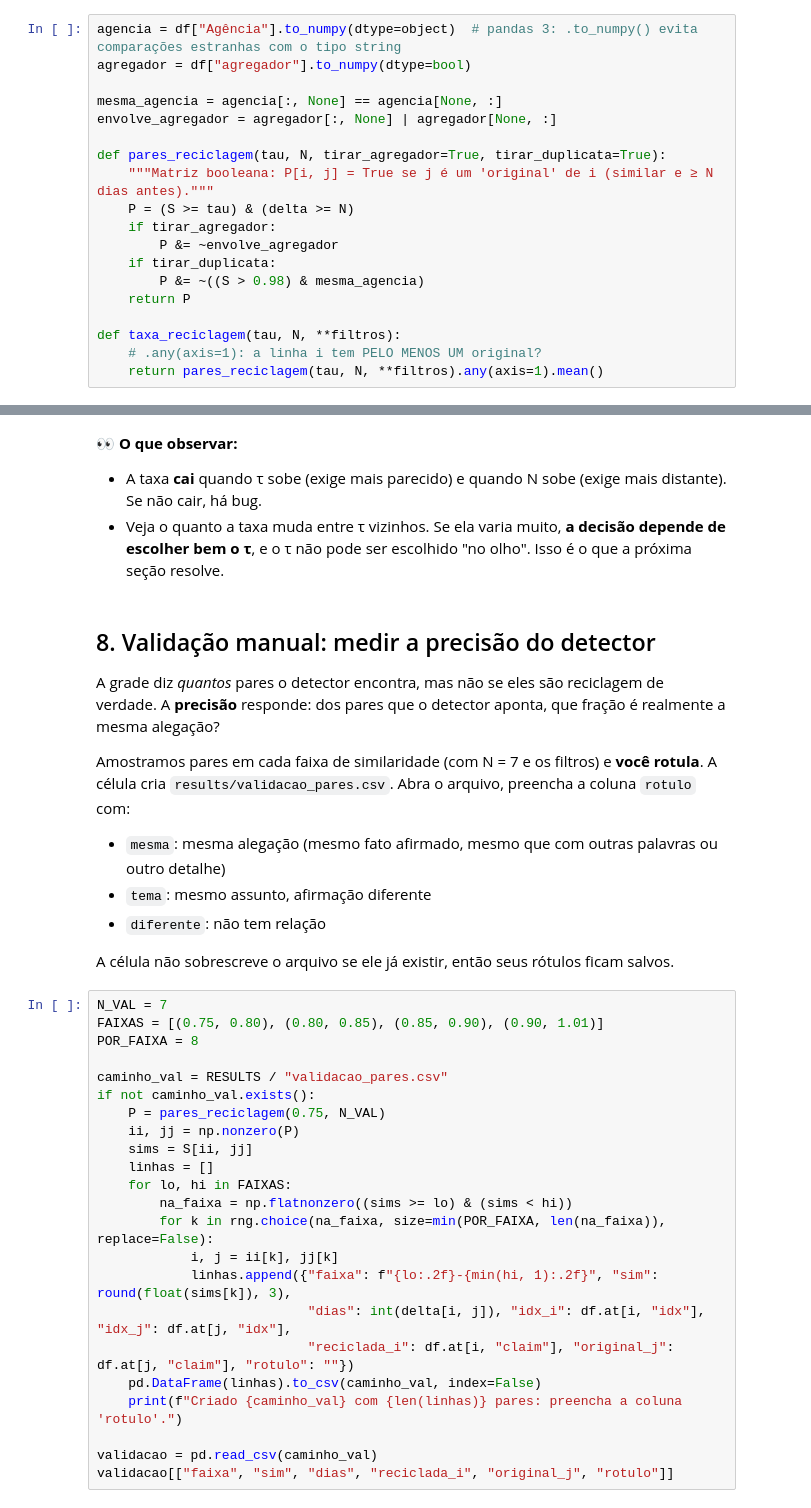
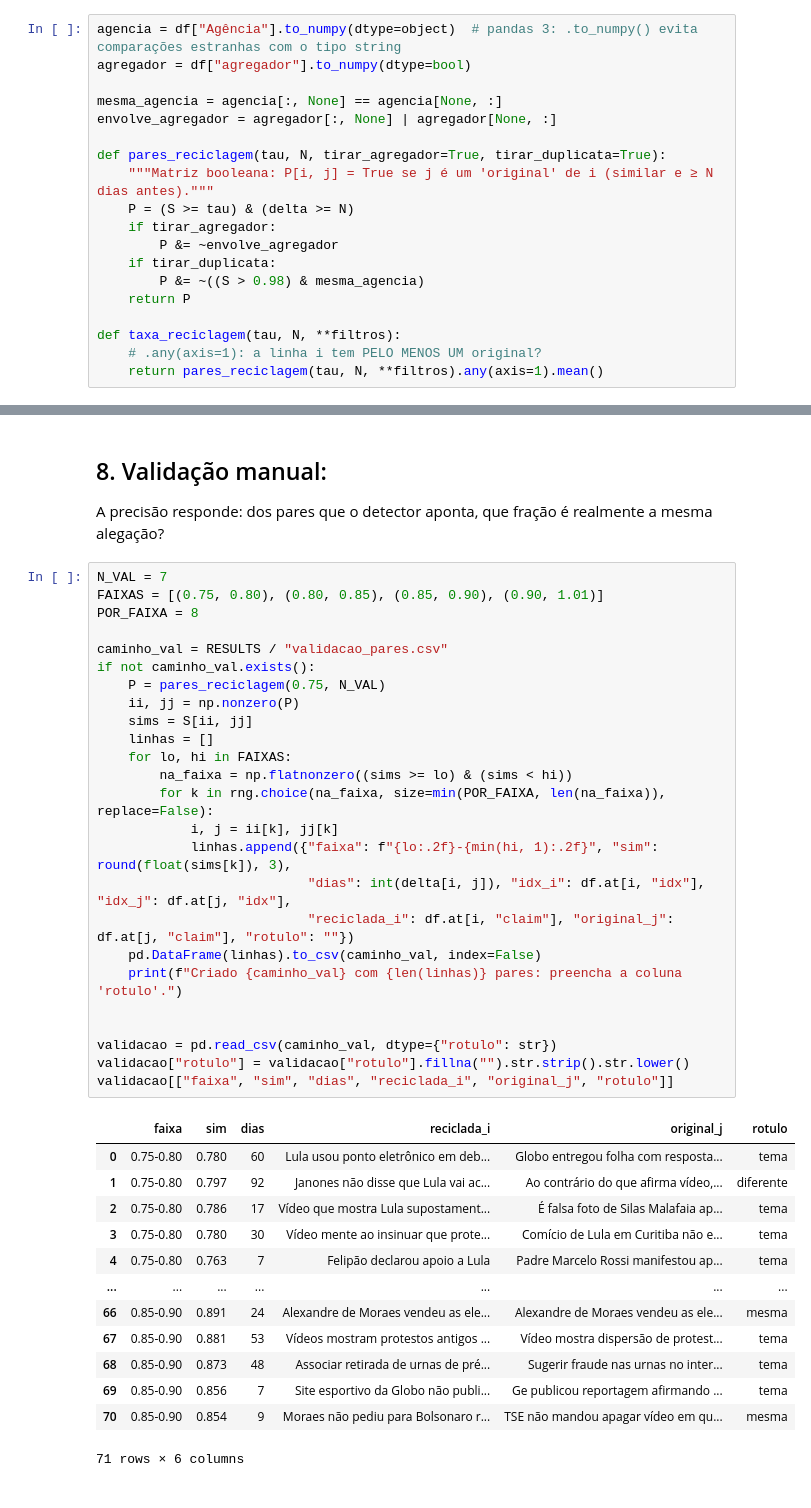
Before and after one commit to gpaulovit/RES-IA-Challenge-1, a Jupyter notebook: experiments/03_recurrence.ipynb, the cells around one changed output, grey strips where cells are left out. Cells and saved outputs as stored; diff of their text form.

```diff
--- a/experiments/03_recurrence.ipynb
+++ b/experiments/03_recurrence.ipynb
@@ -202,38 +209,43 @@ plt.show()
-# %% [markdown]
-👀 **O que observar:**
-- A taxa **cai** quando τ sobe (exige mais parecido) e quando N sobe (exige mais distante). Se não cair, há bug.
-- Veja o quanto a taxa muda entre τ vizinhos. Se ela varia muito, **a decisão depende de escolher bem o τ**, e o τ não pode ser escolhido "no olho". Isso é o que a próxima seção resolve.
 # %% [markdown]
-## 8. Validação manual: medir a precisão do detector
+## 8. Validação manual:
 
-A grade diz *quantos* pares o detector encontra, mas não se eles são reciclagem de verdade. A **precisão** responde: dos pares que o detector aponta, que fração é realmente a mesma alegação?
-
-Amostramos pares em cada faixa de similaridade (com N = 7 e os filtros) e **você rotula**. A célula cria `results/validacao_pares.csv`. Abra o arquivo, preencha a coluna `rotulo` com:
-- `mesma`: mesma alegação (mesmo fato afirmado, mesmo que com outras palavras ou outro detalhe)
-- `tema`: mesmo assunto, afirmação diferente
-- `diferente`: não tem relação
-
-A célula não sobrescreve o arquivo se ele já existir, então seus rótulos ficam salvos.
+A precisão responde: dos pares que o detector aponta, que fração é realmente a mesma alegação?
 # %%
 N_VAL = 7
 FAIXAS = [(0.75, 0.80), (0.80, 0.85), (0.85, 0.90), (0.90, 1.01)]
 POR_FAIXA = 8
 
 caminho_val = RESULTS / "validacao_pares.csv"
 if not caminho_val.exists():
     P = pares_reciclagem(0.75, N_VAL)
     ii, jj = np.nonzero(P)
     sims = S[ii, jj]
     linhas = []
     for lo, hi in FAIXAS:
         na_faixa = np.flatnonzero((sims >= lo) & (sims < hi))
         for k in rng.choice(na_faixa, size=min(POR_FAIXA, len(na_faixa)), replace=False):
             i, j = ii[k], jj[k]
             linhas.append({"faixa": f"{lo:.2f}-{min(hi, 1):.2f}", "sim": round(float(sims[k]), 3),
                            "dias": int(delta[i, j]), "idx_i": df.at[i, "idx"], "idx_j": df.at[j, "idx"],
                            "reciclada_i": df.at[i, "claim"], "original_j": df.at[j, "claim"], "rotulo": ""})
     pd.DataFrame(linhas).to_csv(caminho_val, index=False)
     print(f"Criado {caminho_val} com {len(linhas)} pares: preencha a coluna 'rotulo'.")
 
-validacao = pd.read_csv(caminho_val)
+
+validacao = pd.read_csv(caminho_val, dtype={"rotulo": str})
+validacao["rotulo"] = validacao["rotulo"].fillna("").str.strip().str.lower()
 validacao[["faixa", "sim", "dias", "reciclada_i", "original_j", "rotulo"]]
+# %% [output]
+|  | faixa | sim | dias | reciclada_i | original_j | rotulo |
+| 0 | 0.75-0.80 | 0.780 | 60 | Lula usou ponto eletrônico em deb... | Globo entregou folha com resposta... | tema |
+| 1 | 0.75-0.80 | 0.797 | 92 | Janones não disse que Lula vai ac... | Ao contrário do que afirma vídeo,... | diferente |
+| 2 | 0.75-0.80 | 0.786 | 17 | Vídeo que mostra Lula supostament... | É falsa foto de Silas Malafaia ap... | tema |
+| 3 | 0.75-0.80 | 0.780 | 30 | Vídeo mente ao insinuar que prote... | Comício de Lula em Curitiba não e... | tema |
+| 4 | 0.75-0.80 | 0.763 | 7 | Felipão declarou apoio a Lula | Padre Marcelo Rossi manifestou ap... | tema |
+| ... | ... | ... | ... | ... | ... | ... |
+| 66 | 0.85-0.90 | 0.891 | 24 | Alexandre de Moraes vendeu as ele... | Alexandre de Moraes vendeu as ele... | mesma |
+| 67 | 0.85-0.90 | 0.881 | 53 | Vídeos mostram protestos antigos ... | Vídeo mostra dispersão de protest... | tema |
+| 68 | 0.85-0.90 | 0.873 | 48 | Associar retirada de urnas de pré... | Sugerir fraude nas urnas no inter... | tema |
+| 69 | 0.85-0.90 | 0.856 | 7 | Site esportivo da Globo não publi... | Ge publicou reportagem afirmando ... | tema |
+| 70 | 0.85-0.90 | 0.854 | 9 | Moraes não pediu para Bolsonaro r... | TSE não mandou apagar vídeo em qu... | mesma |
+71 rows × 6 columns
```
Also changed, not shown: parts of 33 cells of this notebook, 10 other files.
